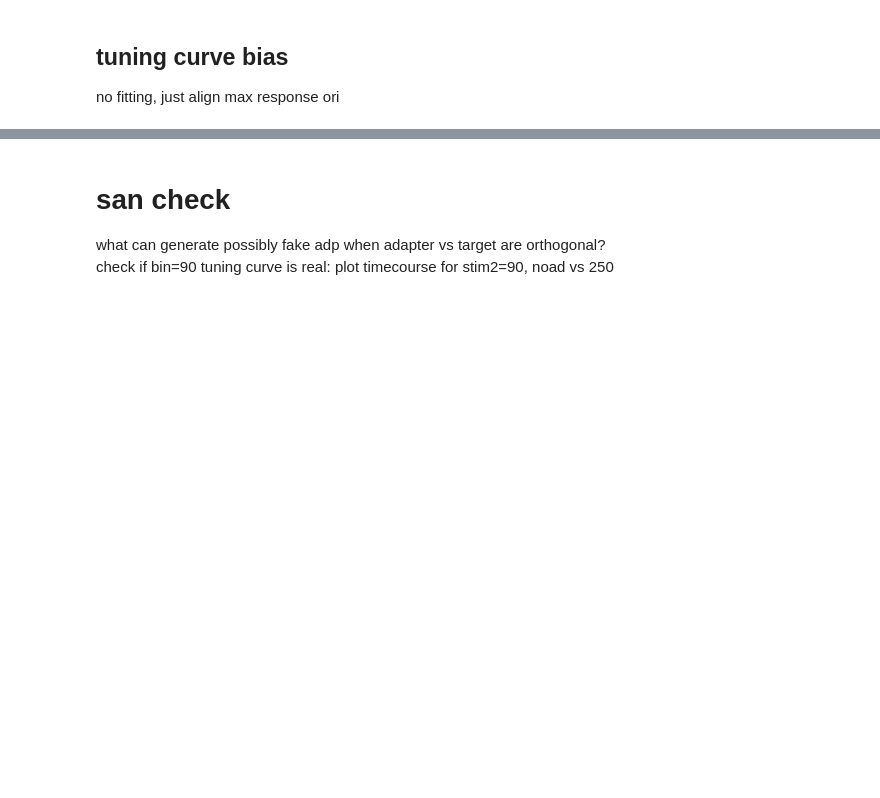
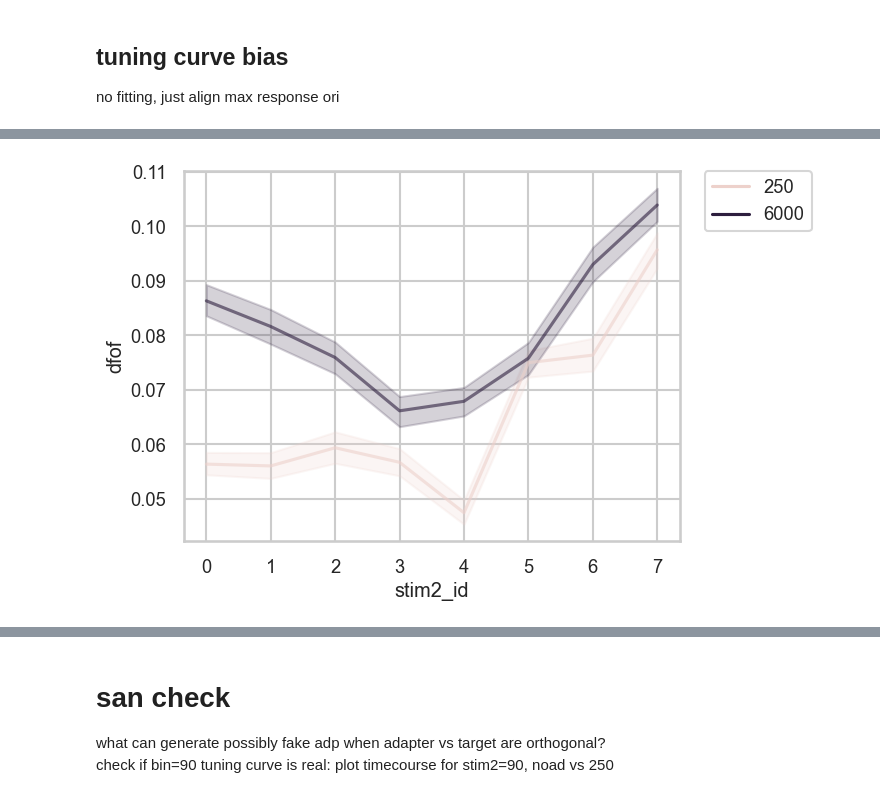
Before and after one commit to lanluo9/inter, a Jupyter notebook: scripts/ipynb/tuning_bias.ipynb, the cells around one changed output, grey strips where cells are left out. Drawn from its saved outputs; the diff is of its cells as text; code cells hidden in the pictures; blank space fills up the shorter version.

```diff
--- a/scripts/ipynb/tuning_bias.ipynb
+++ b/scripts/ipynb/tuning_bias.ipynb
@@ -1421,0 +1473,17 @@ array(['200720', '200728', '200803', '201015', '201209', '210120'],
+# %%
+df_filter = df_lineplot[(df_lineplot.filter_cell_vis == True)
+                       & (df_lineplot.ori_mod == True)
+                       & (df_lineplot.isi != 750)
+                       & (df_lineplot.area == 'V1')
+                      #  & (df_lineplot.cell_id == '210120_003_57')
+                     ##  & (df_lineplot.date == '201015') # temporary filter to date, to match matlab san check for TC
+                      #  & (df_lineplot.date == '210120') # temporary filter to date, to match matlab san check for TC
+                       ]
+
+sns.set(font_scale=0.8, context='talk', style='whitegrid')
+sns.lineplot(data=df_filter, x='stim2_id', y='dfof', hue='isi', ci=68, alpha=0.6,
+            # estimator=np.median
+            )
+plt.legend(bbox_to_anchor=(1.05, 1), loc=2, borderaxespad=0.);
+# %% [output]
+[figure, added]
```
Also changed, not shown: parts of 10 cells of this notebook, 4 other files.
